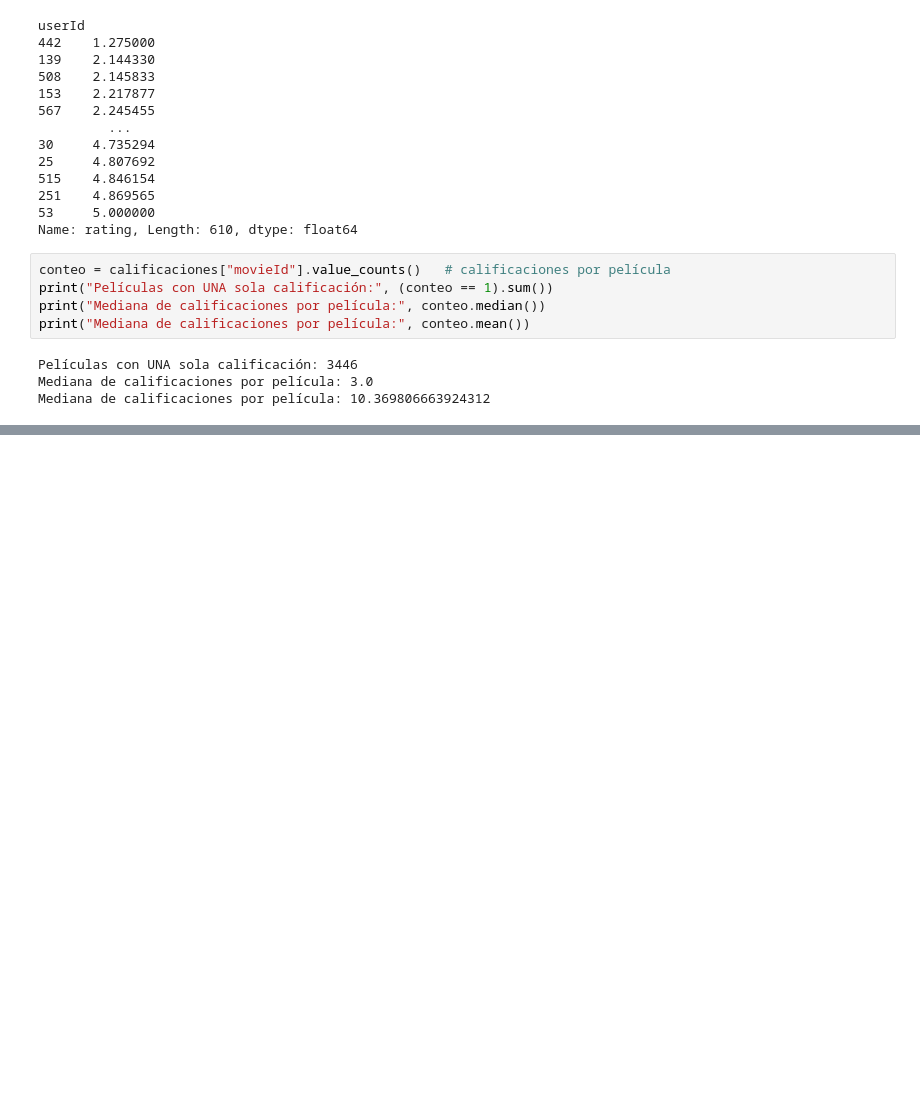
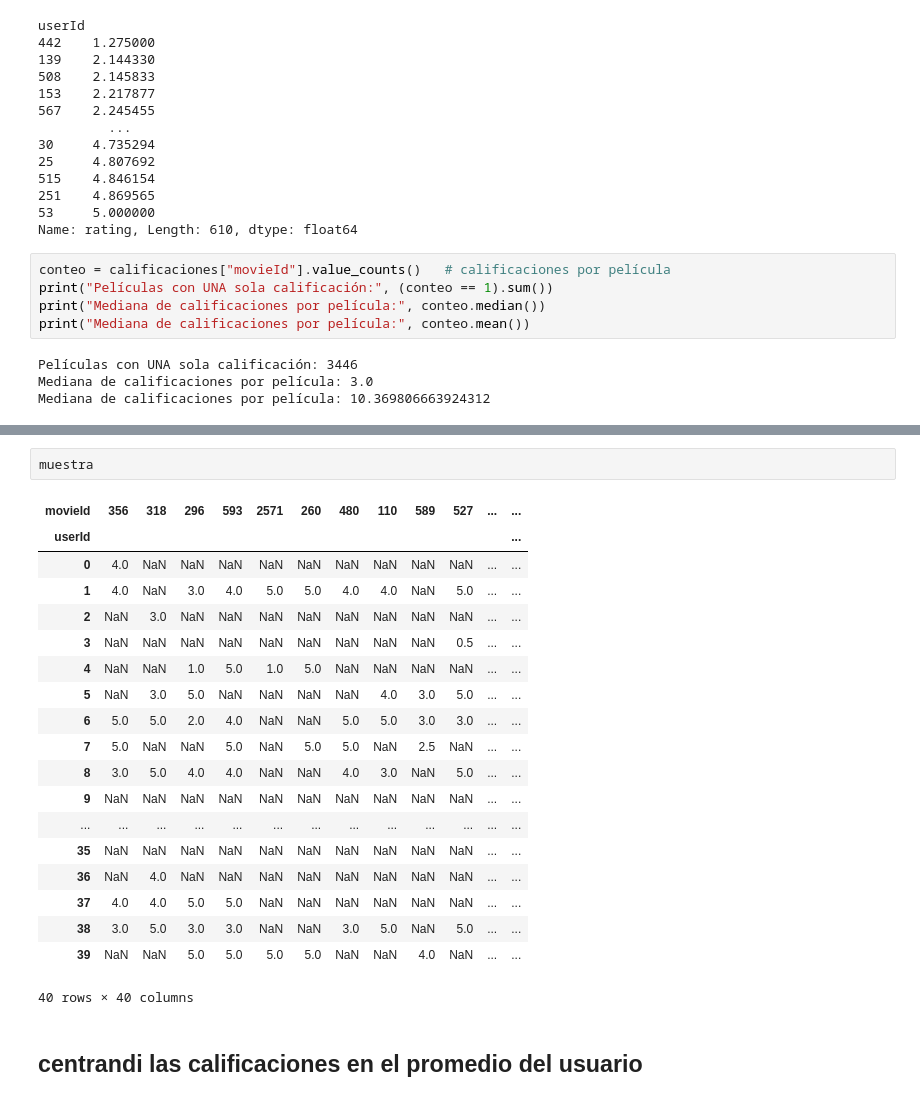
Before and after one commit to leonardovelascoalvarez1-art/Practicas_Inteligencia_Artificial, a Jupyter notebook: Practicas_parcial_2/Parcial_3/Modelo_Recomendador_peliculas.ipynb, the cells around one changed output, grey strips where cells are left out. Cells and saved outputs as stored; diff of their text form; blank space fills up the shorter version.

```diff
--- a/Practicas_parcial_2/Parcial_3/Modelo_Recomendador_peliculas.ipynb
+++ b/Practicas_parcial_2/Parcial_3/Modelo_Recomendador_peliculas.ipynb
@@ -91,0 +227,24 @@ Mediana de calificaciones por película: 10.369806663924312
+# %%
+muestra
+# %% [output]
+| movieId | 356 | 318 | 296 | 593 | 2571 | 260 | 480 | 110 | 589 | 527 | ... | ... |
+| userId |  |  |  |  |  |  |  |  |  |  |  | ... |
+| 0 | 4.0 | NaN | NaN | NaN | NaN | NaN | NaN | NaN | NaN | NaN | ... | ... |
+| 1 | 4.0 | NaN | 3.0 | 4.0 | 5.0 | 5.0 | 4.0 | 4.0 | NaN | 5.0 | ... | ... |
+| 2 | NaN | 3.0 | NaN | NaN | NaN | NaN | NaN | NaN | NaN | NaN | ... | ... |
+| 3 | NaN | NaN | NaN | NaN | NaN | NaN | NaN | NaN | NaN | 0.5 | ... | ... |
+| 4 | NaN | NaN | 1.0 | 5.0 | 1.0 | 5.0 | NaN | NaN | NaN | NaN | ... | ... |
+| 5 | NaN | 3.0 | 5.0 | NaN | NaN | NaN | NaN | 4.0 | 3.0 | 5.0 | ... | ... |
+| 6 | 5.0 | 5.0 | 2.0 | 4.0 | NaN | NaN | 5.0 | 5.0 | 3.0 | 3.0 | ... | ... |
+| 7 | 5.0 | NaN | NaN | 5.0 | NaN | 5.0 | 5.0 | NaN | 2.5 | NaN | ... | ... |
+| 8 | 3.0 | 5.0 | 4.0 | 4.0 | NaN | NaN | 4.0 | 3.0 | NaN | 5.0 | ... | ... |
+| 9 | NaN | NaN | NaN | NaN | NaN | NaN | NaN | NaN | NaN | NaN | ... | ... |
+| ... | ... | ... | ... | ... | ... | ... | ... | ... | ... | ... | ... | ... |
+| 35 | NaN | NaN | NaN | NaN | NaN | NaN | NaN | NaN | NaN | NaN | ... | ... |
+| 36 | NaN | 4.0 | NaN | NaN | NaN | NaN | NaN | NaN | NaN | NaN | ... | ... |
+| 37 | 4.0 | 4.0 | 5.0 | 5.0 | NaN | NaN | NaN | NaN | NaN | NaN | ... | ... |
+| 38 | 3.0 | 5.0 | 3.0 | 3.0 | NaN | NaN | 3.0 | 5.0 | NaN | 5.0 | ... | ... |
+| 39 | NaN | NaN | 5.0 | 5.0 | 5.0 | 5.0 | NaN | NaN | 4.0 | NaN | ... | ... |
+40 rows × 40 columns
+# %% [markdown]
+## centrandi las calificaciones en el promedio del usuario
```
Also changed, not shown: parts of 28 cells of this notebook.
